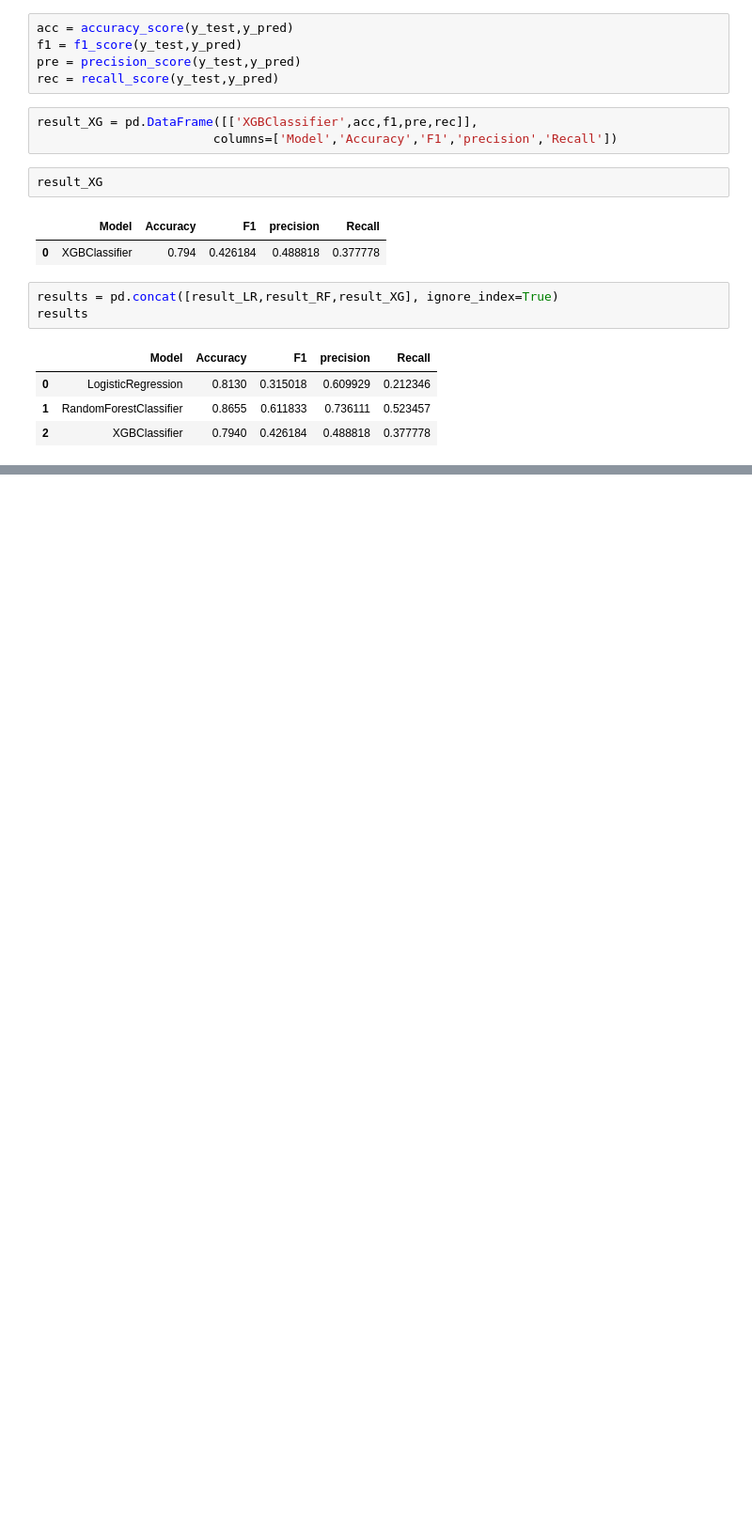
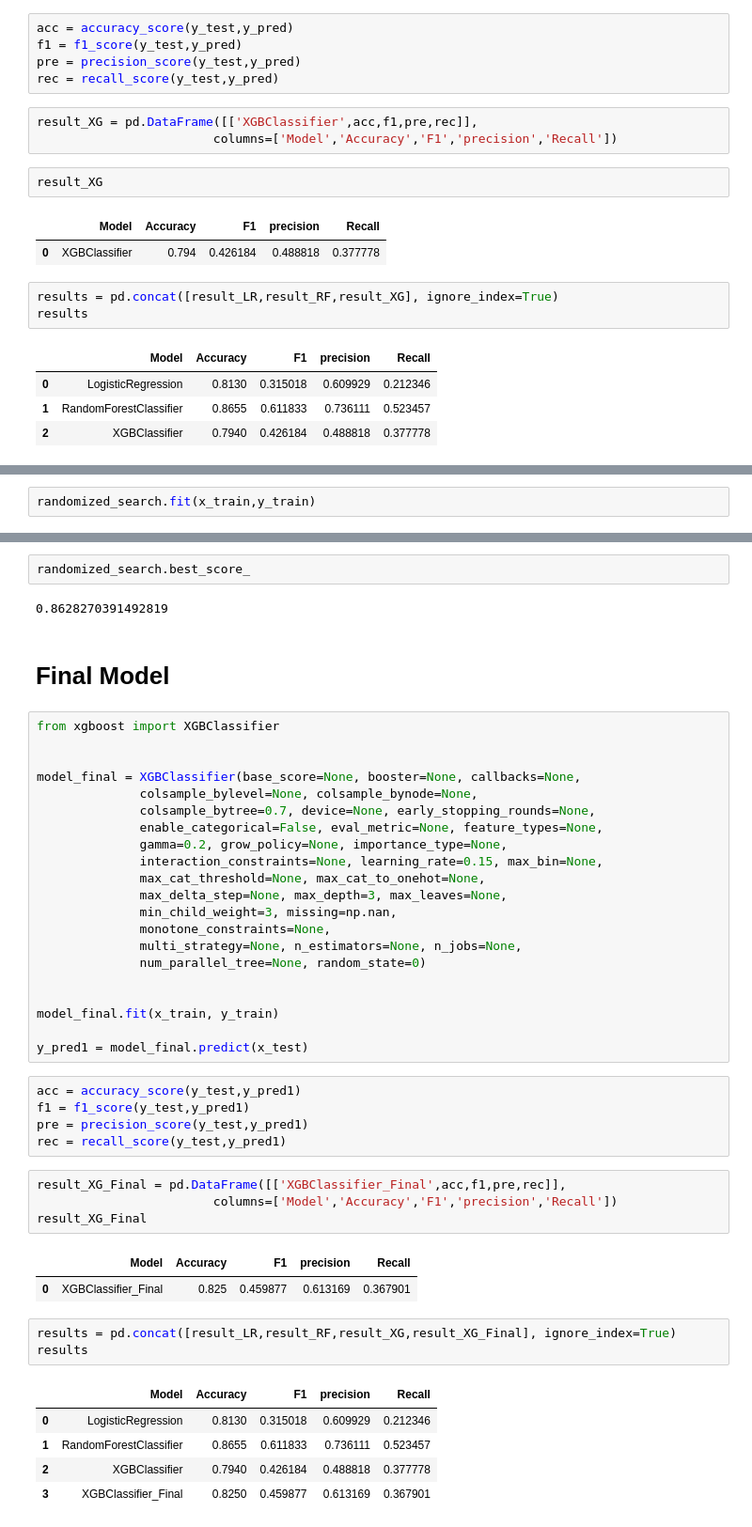
Before and after one commit to sachinthadilshann/UdemyMLProjects, a Jupyter notebook: Customer_chum_Prediction.ipynb, the cells around one changed output, grey strips where cells are left out. Shown at 94% size. Saved outputs shown, nothing was run; the diff lists cells and outputs as text; blank space fills up the shorter version.

```diff
--- a/Customer_chum_Prediction.ipynb
+++ b/Customer_chum_Prediction.ipynb
@@ -380,0 +409,2 @@ results
+# %%
+randomized_search.fit(x_train,y_train)
@@ -380,0 +451,48 @@ results
+# %%
+randomized_search.best_score_
+# %% [output]
+0.8628270391492819
+# %% [markdown]
+# Final Model
+# %%
+from xgboost import XGBClassifier
+
+
+model_final = XGBClassifier(base_score=None, booster=None, callbacks=None,
+              colsample_bylevel=None, colsample_bynode=None,
+              colsample_bytree=0.7, device=None, early_stopping_rounds=None,
+              enable_categorical=False, eval_metric=None, feature_types=None,
+              gamma=0.2, grow_policy=None, importance_type=None,
+              interaction_constraints=None, learning_rate=0.15, max_bin=None,
+              max_cat_threshold=None, max_cat_to_onehot=None,
+              max_delta_step=None, max_depth=3, max_leaves=None,
+              min_child_weight=3, missing=np.nan,
+              monotone_constraints=None,
+              multi_strategy=None, n_estimators=None, n_jobs=None,
+              num_parallel_tree=None, random_state=0)
+
+
+model_final.fit(x_train, y_train)
+
+y_pred1 = model_final.predict(x_test)
+# %%
+acc = accuracy_score(y_test,y_pred1)
+f1 = f1_score(y_test,y_pred1)
+pre = precision_score(y_test,y_pred1)
+rec = recall_score(y_test,y_pred1)
+# %%
+result_XG_Final = pd.DataFrame([['XGBClassifier_Final',acc,f1,pre,rec]],
+                        columns=['Model','Accuracy','F1','precision','Recall'])
+result_XG_Final
+# %% [output]
+|  | Model | Accuracy | F1 | precision | Recall |
+| 0 | XGBClassifier_Final | 0.825 | 0.459877 | 0.613169 | 0.367901 |
+# %%
+results = pd.concat([result_LR,result_RF,result_XG,result_XG_Final], ignore_index=True)
+results
+# %% [output]
+|  | Model | Accuracy | F1 | precision | Recall |
+| 0 | LogisticRegression | 0.8130 | 0.315018 | 0.609929 | 0.212346 |
+| 1 | RandomForestClassifier | 0.8655 | 0.611833 | 0.736111 | 0.523457 |
+| 2 | XGBClassifier | 0.7940 | 0.426184 | 0.488818 | 0.377778 |
+| 3 | XGBClassifier_Final | 0.8250 | 0.459877 | 0.613169 | 0.367901 |
```
Also changed, not shown: parts of 23 cells of this notebook.
